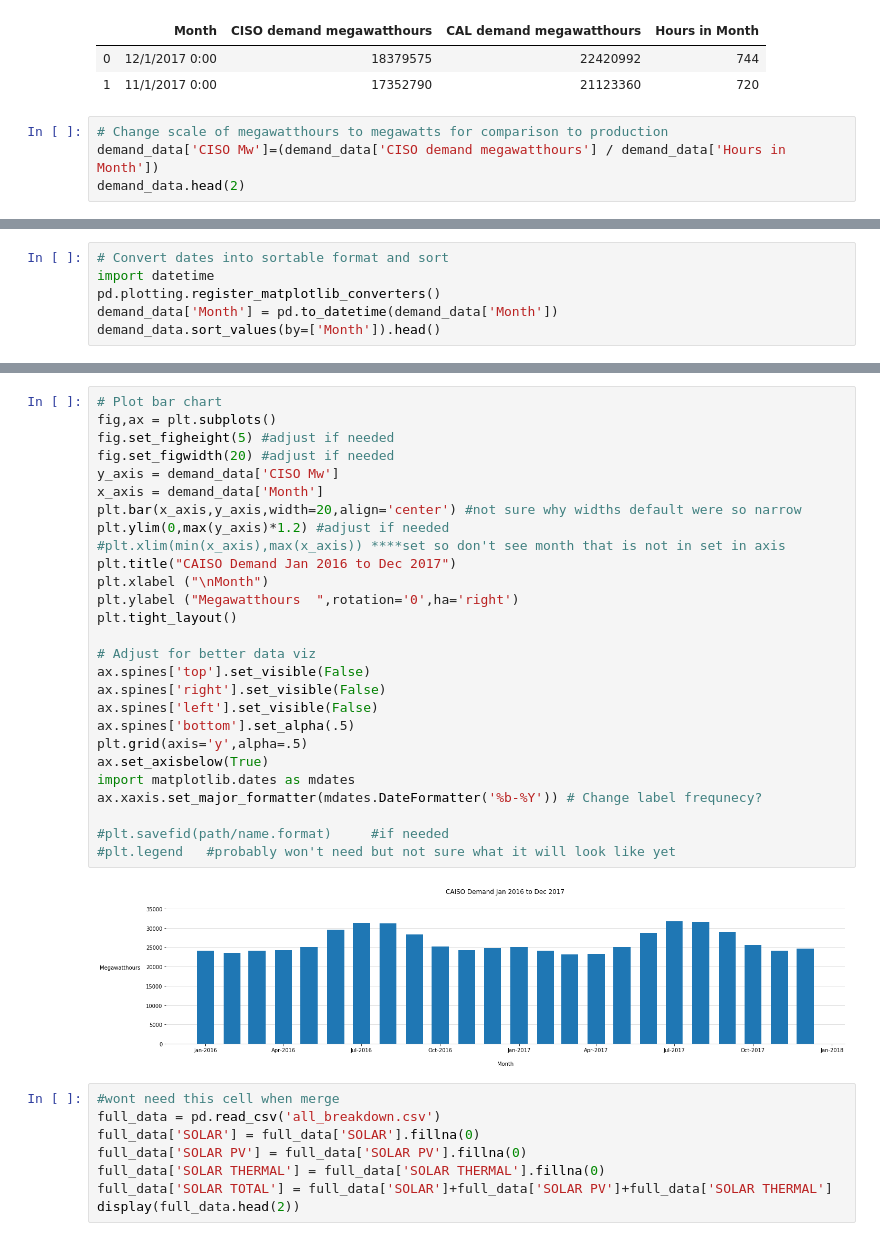
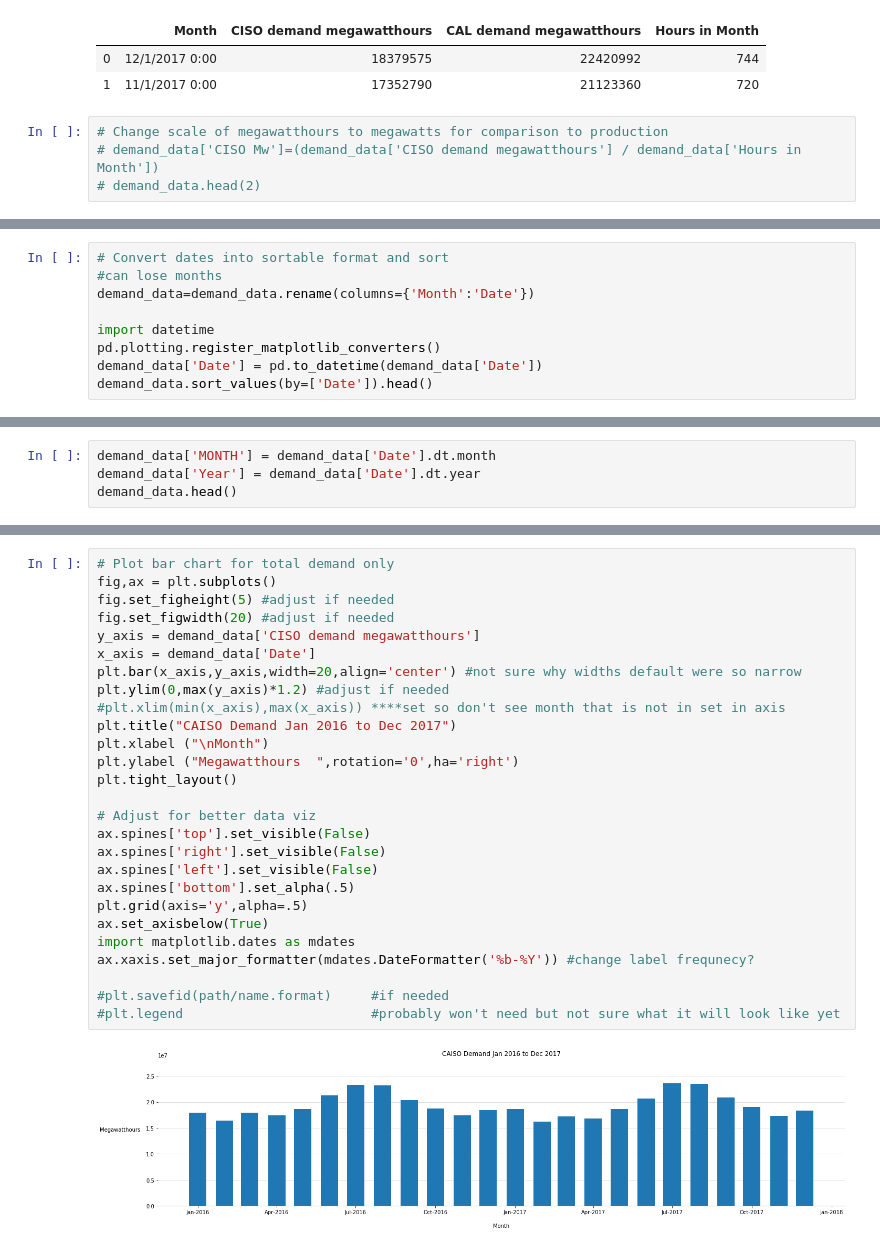
Before and after one commit to scottinsactown/California-Renewable-Energy--data-analysis, a Jupyter notebook: project_start_scott.ipynb, the cells around one changed output, grey strips where cells are left out. Saved outputs shown, nothing was run; the diff lists cells and outputs as text.

Commit message:
renew to demand charts start

```diff
--- a/project_start_scott.ipynb
+++ b/project_start_scott.ipynb
@@ -15,5 +15,5 @@ demand_data.head(2)
 | 1 | 11/1/2017 0:00 | 17352790 | 21123360 | 720 |
 # %%
 # Change scale of megawatthours to megawatts for comparison to production
-demand_data['CISO Mw']=(demand_data['CISO demand megawatthours'] / demand_data['Hours in Month'])
-demand_data.head(2)
+# demand_data['CISO Mw']=(demand_data['CISO demand megawatthours'] / demand_data['Hours in Month'])
+# demand_data.head(2)
@@ -24,7 +20,10 @@ demand_data.head(2)
 # %%
 # Convert dates into sortable format and sort
+#can lose months
+demand_data=demand_data.rename(columns={'Month':'Date'})
+
 import datetime
 pd.plotting.register_matplotlib_converters()
-demand_data['Month'] = pd.to_datetime(demand_data['Month'])
-demand_data.sort_values(by=['Month']).head()
+demand_data['Date'] = pd.to_datetime(demand_data['Date'])
+demand_data.sort_values(by=['Date']).head()
 # %% [output]
@@ -36,0 +36,4 @@ demand_data.sort_values(by=['Month']).head()
+# %%
+demand_data['MONTH'] = demand_data['Date'].dt.month
+demand_data['Year'] = demand_data['Date'].dt.year
+demand_data.head()
@@ -37,37 +47,29 @@ demand_data.sort_values(by=['Month']).head()
 # %%
-# Plot bar chart
+# Plot bar chart for total demand only
 fig,ax = plt.subplots()
 fig.set_figheight(5) #adjust if needed
 fig.set_figwidth(20) #adjust if needed
-y_axis = demand_data['CISO Mw']
-x_axis = demand_data['Month']
+y_axis = demand_data['CISO demand megawatthours']
+x_axis = demand_data['Date']
 plt.bar(x_axis,y_axis,width=20,align='center') #not sure why widths default were so narrow
 plt.ylim(0,max(y_axis)*1.2) #adjust if needed
 #plt.xlim(min(x_axis),max(x_axis)) ****set so don't see month that is not in set in axis
 plt.title("CAISO Demand Jan 2016 to Dec 2017")
 plt.xlabel ("\nMonth")
 plt.ylabel ("Megawatthours  ",rotation='0',ha='right')
 plt.tight_layout()
 
 # Adjust for better data viz
 ax.spines['top'].set_visible(False)
 ax.spines['right'].set_visible(False)
 ax.spines['left'].set_visible(False)
 ax.spines['bottom'].set_alpha(.5)
 plt.grid(axis='y',alpha=.5)
 ax.set_axisbelow(True)
 import matplotlib.dates as mdates
-ax.xaxis.set_major_formatter(mdates.DateFormatter('%b-%Y')) # Change label frequnecy?
+ax.xaxis.set_major_formatter(mdates.DateFormatter('%b-%Y')) #change label frequnecy?
 
 #plt.savefid(path/name.format)     #if needed
-#plt.legend   #probably won't need but not sure what it will look like yet
+#plt.legend                        #probably won't need but not sure what it will look like yet
 # %% [output]
-[figure, old version]
+[figure, new version]
-# %%
-#wont need this cell when merge
-full_data = pd.read_csv('all_breakdown.csv')
-full_data['SOLAR'] = full_data['SOLAR'].fillna(0)
-full_data['SOLAR PV'] = full_data['SOLAR PV'].fillna(0)
-full_data['SOLAR THERMAL'] = full_data['SOLAR THERMAL'].fillna(0)
-full_data['SOLAR TOTAL'] = full_data['SOLAR']+full_data['SOLAR PV']+full_data['SOLAR THERMAL']
-display(full_data.head(2))
```
Also changed, not shown: parts of 9 cells of this notebook.
